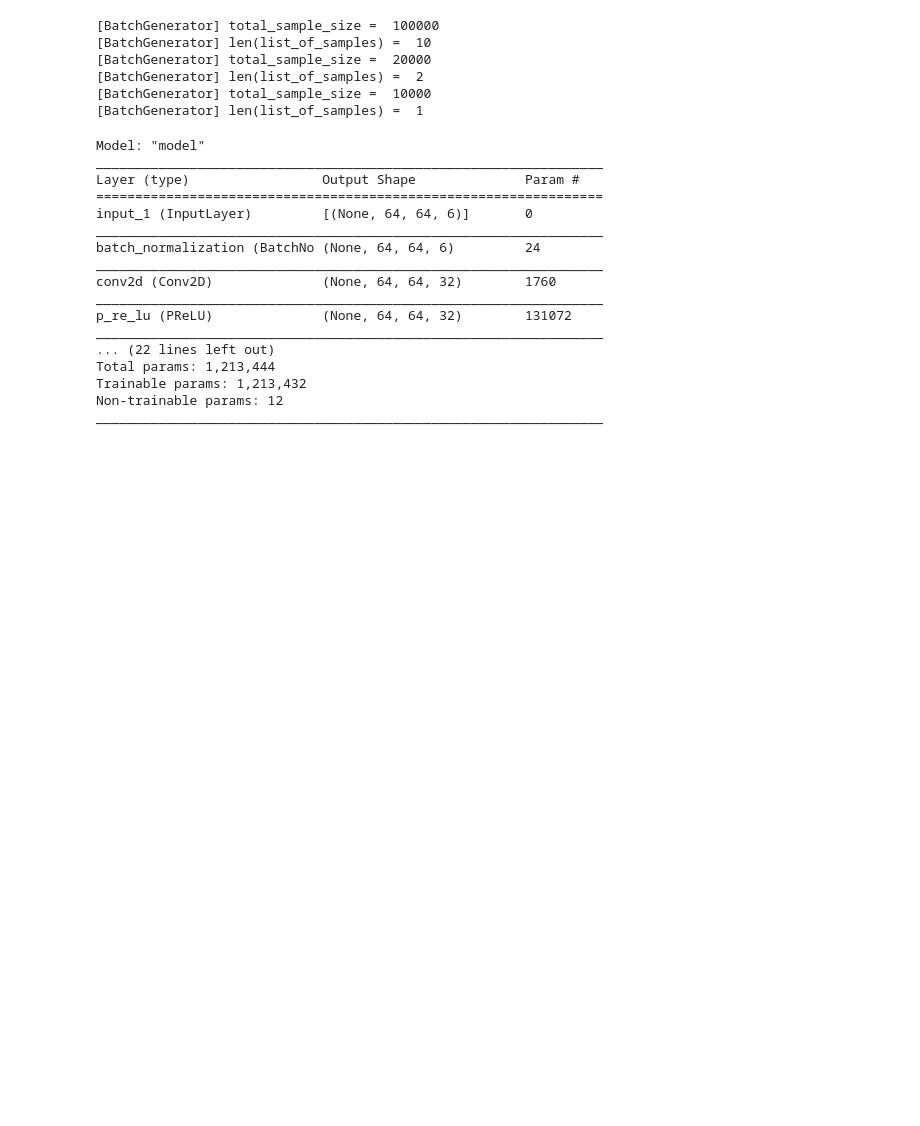
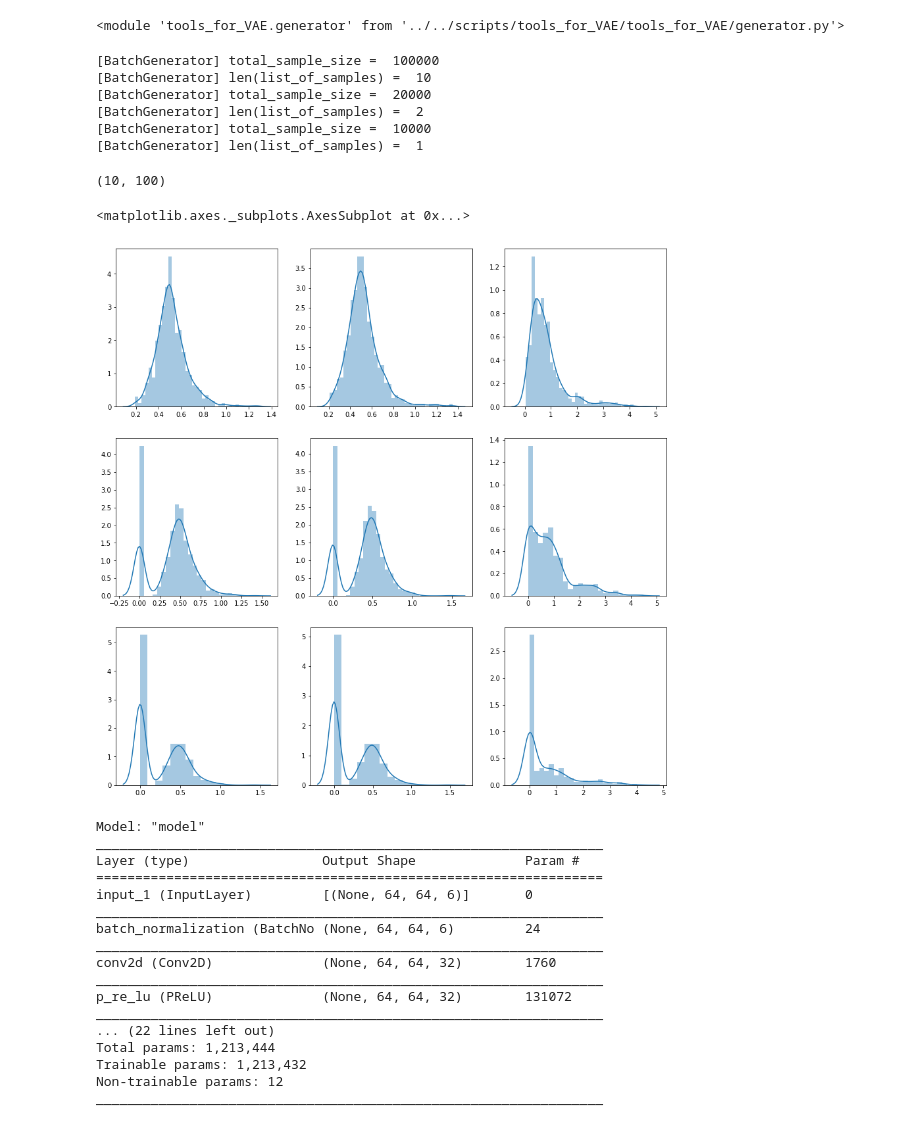
Before and after one commit to BastienArcelin/IPU-GPU, a Jupyter notebook: notebooks/parameter_estimation/Untitled1.ipynb, the cells around one changed output. Cells and saved outputs as stored; diff of their text form; code cells hidden in the pictures; blank space fills up the shorter version.

```diff
--- a/notebooks/parameter_estimation/Untitled1.ipynb
+++ b/notebooks/parameter_estimation/Untitled1.ipynb
@@ -41,6 +41,10 @@ steps_per_epoch = 32
 validation_steps = 8
 
 bands = [4,5,6,7,8,9]
+# %%
+reload(generator)
+# %% [output]
+<module 'tools_for_VAE.generator' from '../../scripts/tools_for_VAE/tools_for_VAE/generator.py'>
 # %%
 # With generator
 images_dir = '/sps/lsst/users/barcelin/data/TFP/GalSim_COSMOS/blended_galaxies/random/'
@@ -76,6 +80,49 @@ test_generator = generator.BatchGenerator_multi_galaxies(bands, list_of_samples_
 [BatchGenerator] len(list_of_samples) =  2
 [BatchGenerator] total_sample_size =  10000
 [BatchGenerator] len(list_of_samples) =  1
+# %%
+output = training_generator.__getitem__(2)
+# %%
+test_1 = []
+test_2 = []
+test_3 = []
+test_4 = []
+test_5 = []
+test_6 = []
+test_7 = []
+test_8 = []
+test_9 = []
+
+for i in range (10):
+    output = training_generator.__getitem__(2)
+    test_1.append(output[1][:,0])
+    test_2.append(output[1][:,1])
+    test_3.append(output[1][:,2])
+    test_4.append(output[1][:,3])
+    test_5.append(output[1][:,4])
+    test_6.append(output[1][:,5])
+    test_7.append(output[1][:,6])
+    test_8.append(output[1][:,7])
+    test_9.append(output[1][:,8])
+# %%
+np.array(test_1).shape
+# %% [output]
+(10, 100)
+# %%
+fig, axes = plt.subplots(3, 3, figsize = (15, 15))
+
+sns.distplot(np.array(np.concatenate((test_1))), ax = axes[0,0])
+sns.distplot(np.array(np.concatenate((test_2))), ax = axes[0,1])
+sns.distplot(np.array(np.concatenate((test_3))), ax = axes[0,2])
+sns.distplot(np.array(np.concatenate((test_4))), ax = axes[1,0])
+sns.distplot(np.array(np.concatenate((test_5))), ax = axes[1,1])
+sns.distplot(np.array(np.concatenate((test_6))), ax = axes[1,2])
+sns.distplot(np.array(np.concatenate((test_7))), ax = axes[2,0])
+sns.distplot(np.array(np.concatenate((test_8))), ax = axes[2,1])
+sns.distplot(np.array(np.concatenate((test_9))), ax = axes[2,2])
+# %% [output]
+<matplotlib.axes._subplots.AxesSubplot at 0x...>
+[figure, added]
 # %%
 #### Model definition
 model_choice = 'wo_ls'
```
Also changed, not shown: 17 other files.
